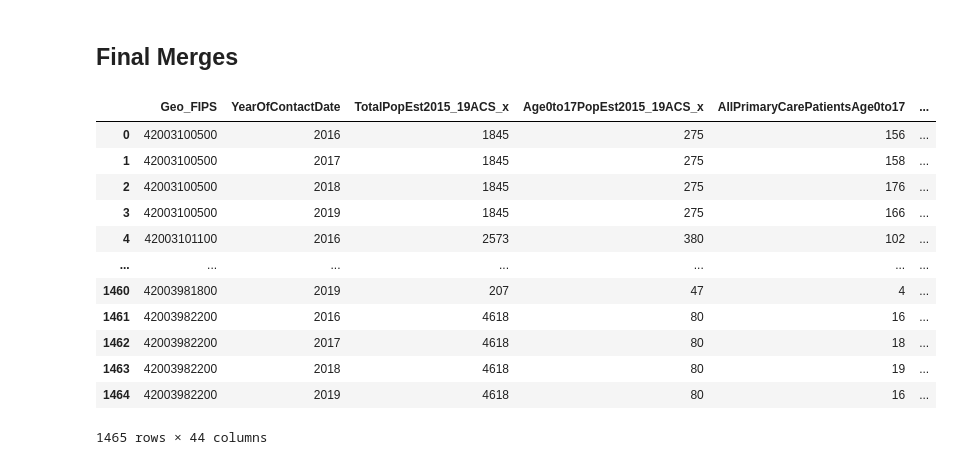
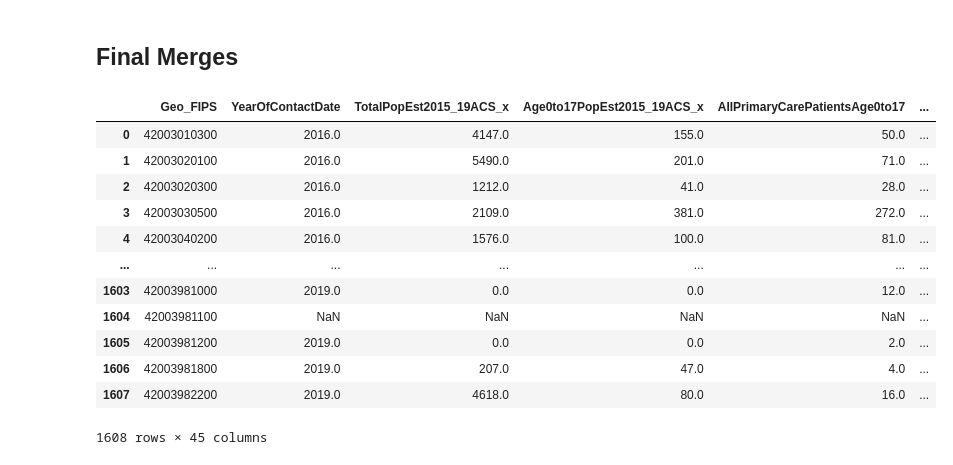
Before and after one commit to mbatheja/Allegheny_County_Asthma_ML, a Jupyter notebook: Asthma.ipynb, the cells around one changed output. Saved outputs shown, nothing was run; the diff lists cells and outputs as text; code cells hidden in the pictures.

Commit message:
Finish up join with full year data and some Geopandas

```diff
--- a/Asthma.ipynb
+++ b/Asthma.ipynb
@@ -276,7 +276,7 @@ PC_use.shape
 (4366, 14)
 # %%
 #merging utilization data for Asthma ER and primary care
-util_data = PC_use.merge(ER_use, how = 'inner', left_on = ['Geo_FIPS', 'YearOfContactDate'], right_on = ['Geo_FIPS', 'YearOfStartDate'], validate='one_to_one')
+util_data = PC_use.merge(ER_use, how = 'left', left_on = ['Geo_FIPS', 'YearOfContactDate'], right_on = ['Geo_FIPS', 'YearOfStartDate'], validate='one_to_one')
 #dropping repeat columns
 util_data = util_data.drop(["_id_y","StateFIPS_y","CountyFIPS_y","TractFIPS_y","BlockgroupFIPS_y",
                             "TotalPopEst2015_19ACS_y","Age0to17PopEst2015_19ACS_y"],axis="columns")
@@ -409,6 +421,15 @@ census_data = Race_data.merge(HHincome_data, how = 'left', left_on = 'Geography'
 census_data['Geo_FIPS'] = census_data['Geography'].str[-11:]
 #col = census_data.pop('Geo_FIPS')
 #census_data.insert(0, 'Geo_FIPS', col)
+census_data2016 = census_data.copy()
+census_data2016['Year'] = [2016]*len(census_data2016)
+census_data2017 = census_data.copy()
+census_data2017['Year'] = [2017]*len(census_data2017)
+census_data2018 = census_data.copy()
+census_data2018['Year'] = [2018]*len(census_data2018)
+census_data2019 = census_data.copy()
+census_data2019['Year'] = [2019]*len(census_data2019)
+census_data=pd.concat([census_data2016, census_data2017, census_data2018, census_data2019], axis =0)
 census_data
 # %% [output]
 |  | Geography | Geographic Area Name_x | Total | Total!!Hispanic or Latino | Total!!Not Hispanic or Latino | ... |
@@ -471,20 +492,20 @@ Name: geoid, Length: 402, dtype: int64>
 ## Final Merges
 # %%
 #Merging health care utlization data with census data on race and household income
-utilxcensus_data = util_data.merge(census_data, how='inner', left_on='Geo_FIPS', right_on='Geo_FIPS')
+utilxcensus_data = util_data.merge(census_data, how='right', left_on=['Geo_FIPS','YearOfContactDate'], right_on=['Geo_FIPS','Year'])
 utilxcensus_data['Geo_FIPS']=utilxcensus_data['Geo_FIPS'].apply(int)
 utilxcensus_data
 # %% [output]
 |  | Geo_FIPS | YearOfContactDate | TotalPopEst2015_19ACS_x | Age0to17PopEst2015_19ACS_x | AllPrimaryCarePatientsAge0to17 | ... |
-| 0 | 42003100500 | 2016 | 1845 | 275 | 156 | ... |
-| 1 | 42003100500 | 2017 | 1845 | 275 | 158 | ... |
-| 2 | 42003100500 | 2018 | 1845 | 275 | 176 | ... |
-| 3 | 42003100500 | 2019 | 1845 | 275 | 166 | ... |
-| 4 | 42003101100 | 2016 | 2573 | 380 | 102 | ... |
+| 0 | 42003010300 | 2016.0 | 4147.0 | 155.0 | 50.0 | ... |
+| 1 | 42003020100 | 2016.0 | 5490.0 | 201.0 | 71.0 | ... |
+| 2 | 42003020300 | 2016.0 | 1212.0 | 41.0 | 28.0 | ... |
+| 3 | 42003030500 | 2016.0 | 2109.0 | 381.0 | 272.0 | ... |
+| 4 | 42003040200 | 2016.0 | 1576.0 | 100.0 | 81.0 | ... |
 | ... | ... | ... | ... | ... | ... | ... |
-| 1460 | 42003981800 | 2019 | 207 | 47 | 4 | ... |
-| 1461 | 42003982200 | 2016 | 4618 | 80 | 16 | ... |
-| 1462 | 42003982200 | 2017 | 4618 | 80 | 18 | ... |
-| 1463 | 42003982200 | 2018 | 4618 | 80 | 19 | ... |
-| 1464 | 42003982200 | 2019 | 4618 | 80 | 16 | ... |
+| 1603 | 42003981000 | 2019.0 | 0.0 | 0.0 | 12.0 | ... |
+| 1604 | 42003981100 | NaN | NaN | NaN | NaN | ... |
+| 1605 | 42003981200 | 2019.0 | 0.0 | 0.0 | 2.0 | ... |
+| 1606 | 42003981800 | 2019.0 | 207.0 | 47.0 | 4.0 | ... |
+| 1607 | 42003982200 | 2019.0 | 4618.0 | 80.0 | 16.0 | ... |
-1465 rows × 44 columns
+1608 rows × 45 columns
```
Also changed, not shown: parts of 20 cells of this notebook, 1 other file.
